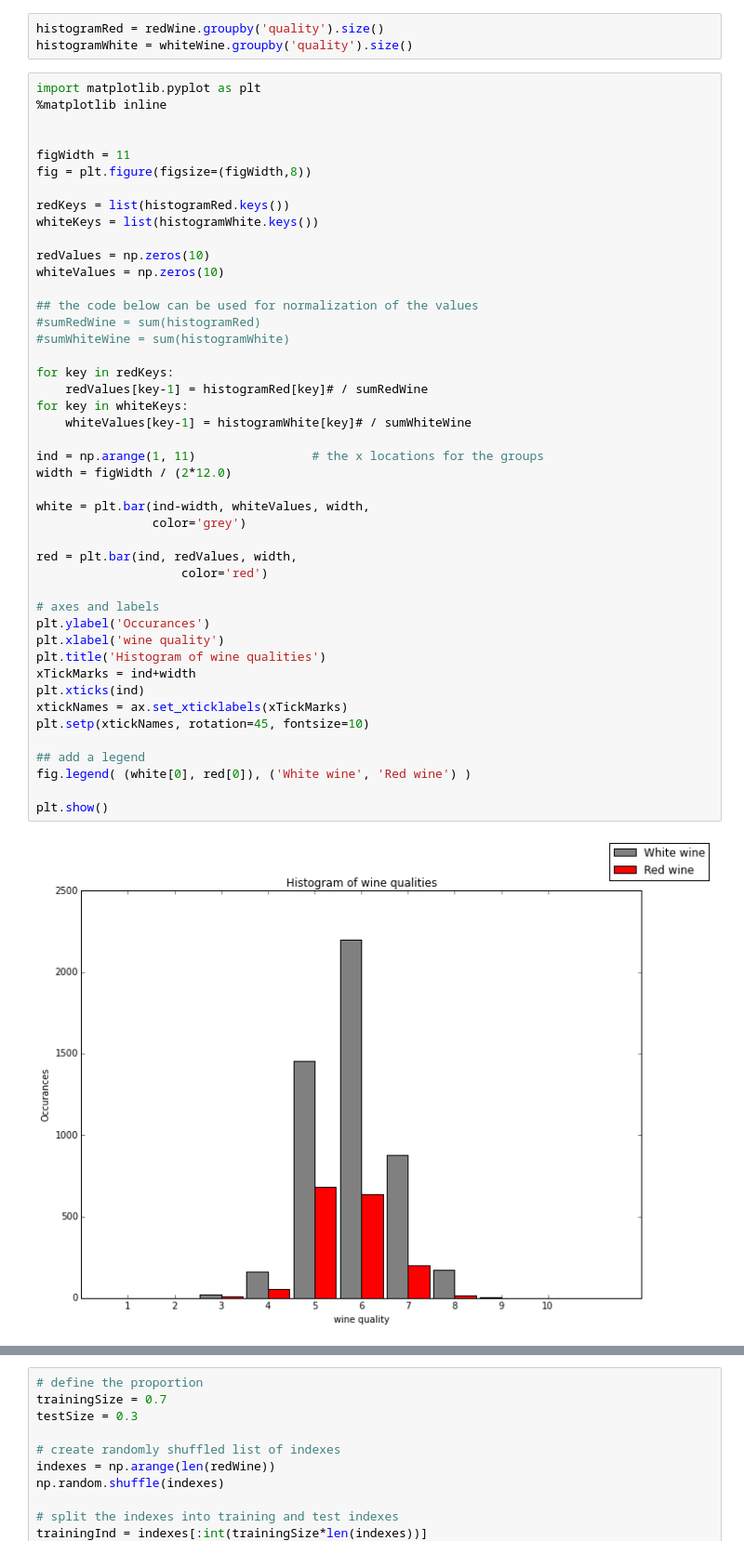
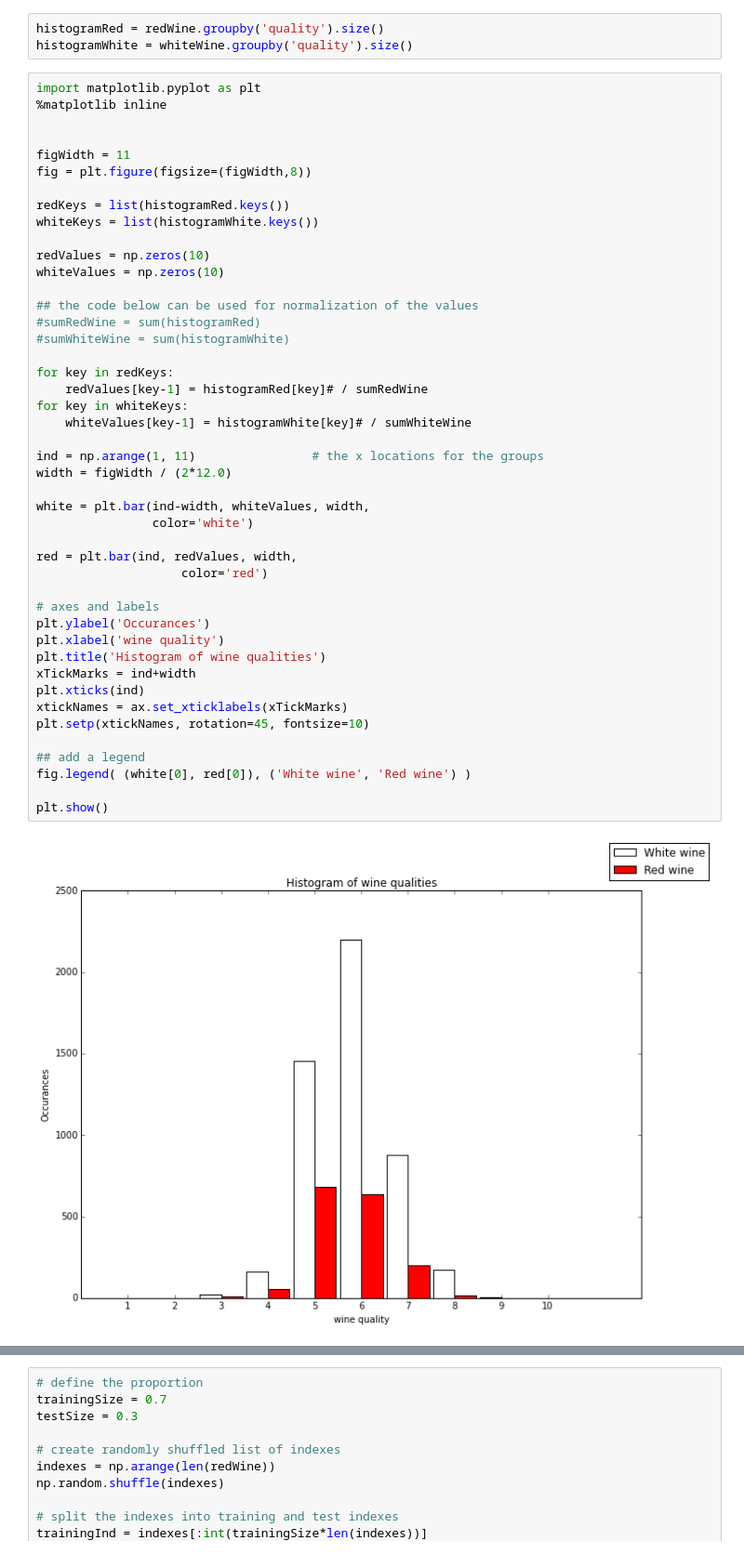
Before and after one commit to adriculteur/ASI_Assignment, a Jupyter notebook: ASI_Assignment.ipynb, the cells around one changed output, grey strips where cells are left out. Shown at 93% size. Cells and saved outputs as stored; diff of their text form.

```diff
--- a/ASI_Assignment.ipynb
+++ b/ASI_Assignment.ipynb
@@ -54,35 +54,35 @@ whiteValues = np.zeros(10)
 #sumRedWine = sum(histogramRed)
 #sumWhiteWine = sum(histogramWhite)
 
 for key in redKeys:
     redValues[key-1] = histogramRed[key]# / sumRedWine
 for key in whiteKeys:
     whiteValues[key-1] = histogramWhite[key]# / sumWhiteWine
 
 ind = np.arange(1, 11)                # the x locations for the groups
 width = figWidth / (2*12.0)
 
 white = plt.bar(ind-width, whiteValues, width,
-                color='grey')
+                color='white')
 
 red = plt.bar(ind, redValues, width,
                     color='red')
 
 # axes and labels
 plt.ylabel('Occurances')
 plt.xlabel('wine quality')
 plt.title('Histogram of wine qualities')
 xTickMarks = ind+width
 plt.xticks(ind)
 xtickNames = ax.set_xticklabels(xTickMarks)
 plt.setp(xtickNames, rotation=45, fontsize=10)
 
 ## add a legend
 fig.legend( (white[0], red[0]), ('White wine', 'Red wine') )
 
 plt.show()
 # %% [output]
-[figure, old version]
+[figure, new version]
 # %% [markdown]
 ## Excercise 3
 When we look at this figure, we can clearly observe, that we have a higher number of samples for the white wine than for the red wine. So we can assume that we will be able to observe more precise results for the white wines as the 'noise' on our measurements won't influence the analysis as much as it does on the red wine.
```
Also changed, not shown: parts of 19 cells of this notebook.
